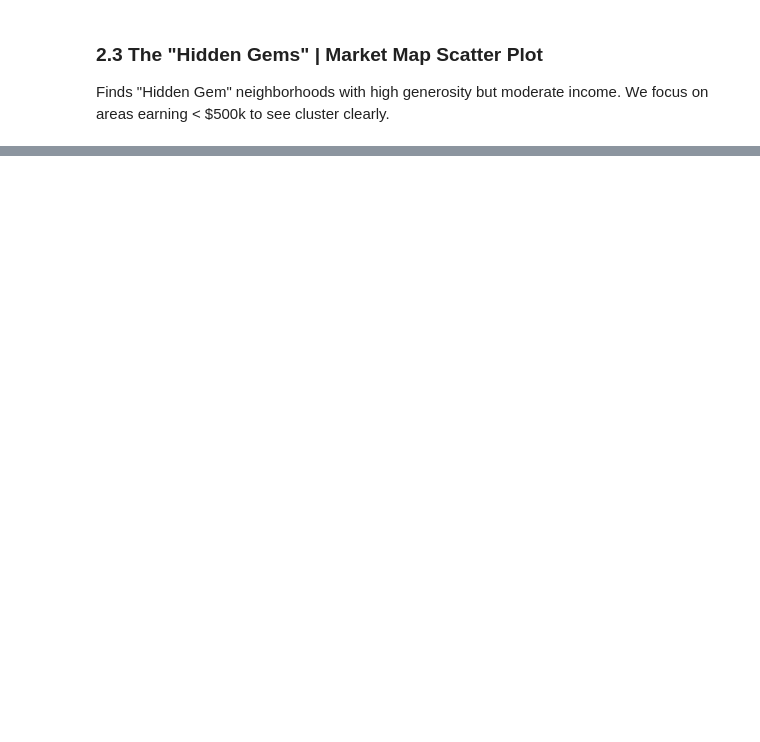
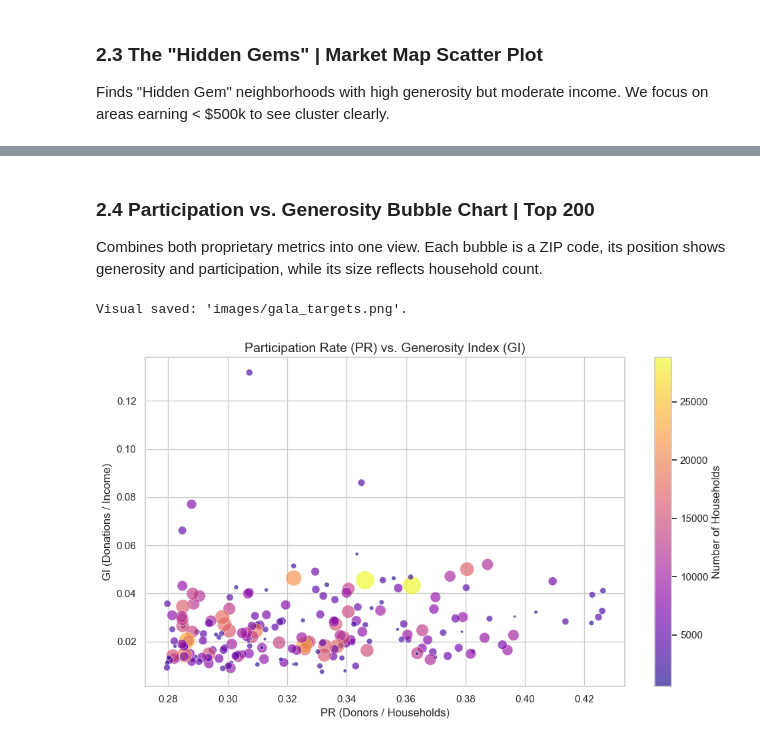
Before and after one commit to evelyn-hosana/team7-philanthropy-advisor-project, a Jupyter notebook: gala_data_exploration.ipynb, the cells around one changed output, grey strips where cells are left out. Saved outputs shown, nothing was run; the diff lists cells and outputs as text; code cells hidden in the pictures; blank space fills up the shorter version.

Commit message:
Added Target Plot
Added a plot to highlight our ideal target gala guests, PR vs GI.

```diff
--- a/gala_data_exploration.ipynb
+++ b/gala_data_exploration.ipynb
@@ -96,0 +134,30 @@ plt.show()
+# %% [markdown]
+### 2.4 Participation vs. Generosity Bubble Chart | Top 200
+
+Combines both proprietary metrics into one view. Each bubble is a ZIP code, its position shows generosity and participation, while its size reflects household count.
+# %%
+# Focus on top 200 to keep chart readable
+top_pr = final_list.sort_values(by='participation_rate', ascending=False).head(200).copy()
+
+plt.figure(figsize=(10, 6))
+scatter = plt.scatter(
+    top_pr['participation_rate'],
+    top_pr['generosity_index'],
+    s=(top_pr['N1'] / top_pr['N1'].max()) * 400,
+    c=top_pr['N1'],
+    cmap='plasma',
+    alpha=0.65,
+    edgecolors='white',
+    linewidth=0.5
+)
+plt.colorbar(scatter, label='Number of Households')
+plt.title('Participation Rate (PR) vs. Generosity Index (GI)', fontsize=14)
+plt.xlabel('PR (Donors / Households)', fontsize=12)
+plt.ylabel('GI (Donations / Income)', fontsize=12)
+plt.tight_layout()
+plt.savefig('images/gala_targets.png')
+print("Visual saved: 'images/gala_targets.png'.")
+plt.show()
+# %% [output]
+Visual saved: 'images/gala_targets.png'.
+[figure, added]
```
Also changed, not shown: parts of 6 cells of this notebook.
